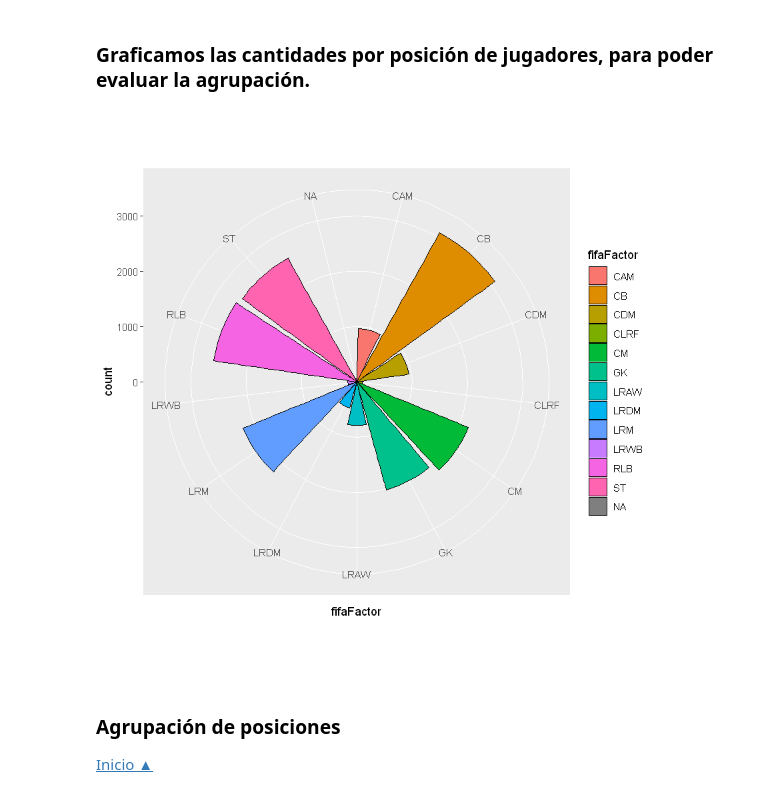
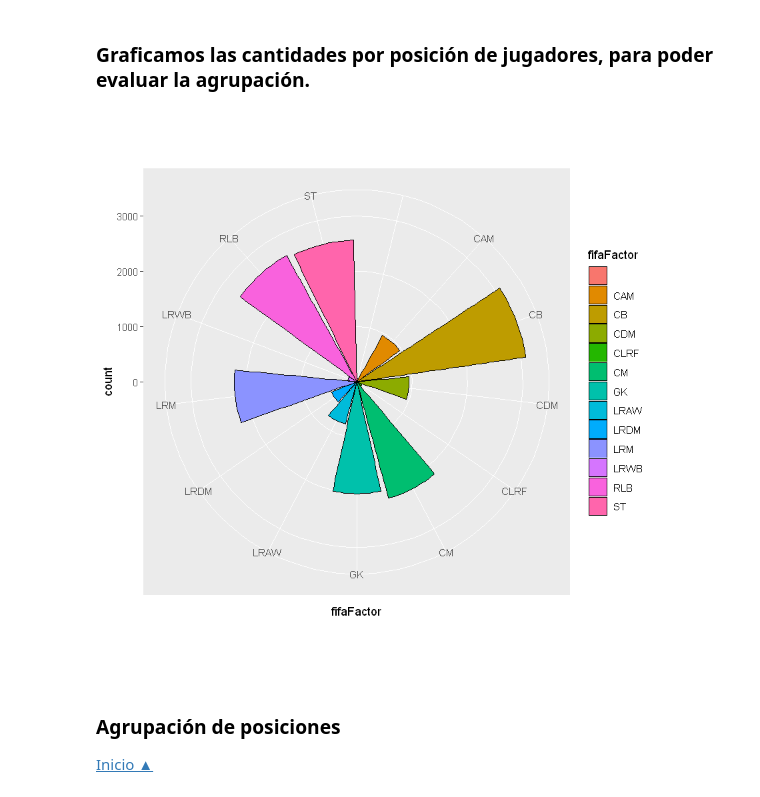
Before and after one commit to LauraRodriguezCanova/MachineLearning, a Jupyter notebook: TallerMachineLearning_DevIT.ipynb, the cells around one changed output. Cells and saved outputs as stored; diff of their text form; code cells hidden in the pictures.

```diff
--- a/TallerMachineLearning_DevIT.ipynb
+++ b/TallerMachineLearning_DevIT.ipynb
@@ -333,10 +338,10 @@ Antes de aplicar el procedimiento anterior a las distintas variables categórica
 # %% [markdown]
 ### Graficamos las cantidades por posición de jugadores, para poder evaluar la agrupación.
 # %%
-
+fifaFactor = factor(fifa$Position)
 ggplot(data = fifaClean, aes(x = fifaFactor, fill=fifaFactor)) + geom_bar(colour= "black", size = 0.3 ) +  coord_polar()
 # %% [output]
-[figure, old version]
+[figure, new version]
 # %% [markdown]
 <a id='Posiciones'></a>
 ### Agrupación de posiciones
```
Also changed, not shown: parts of 166 cells of this notebook.
